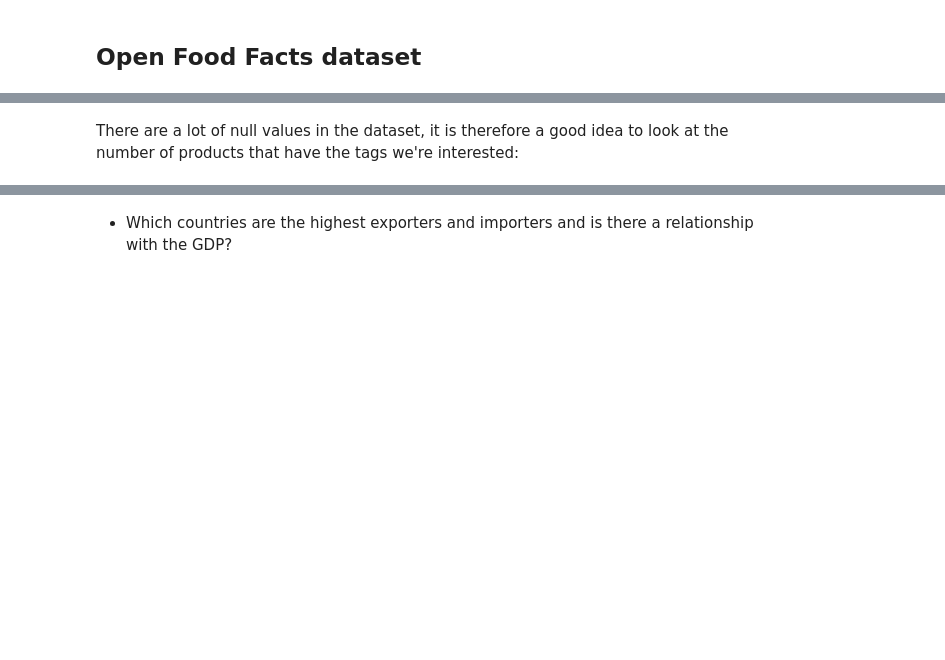
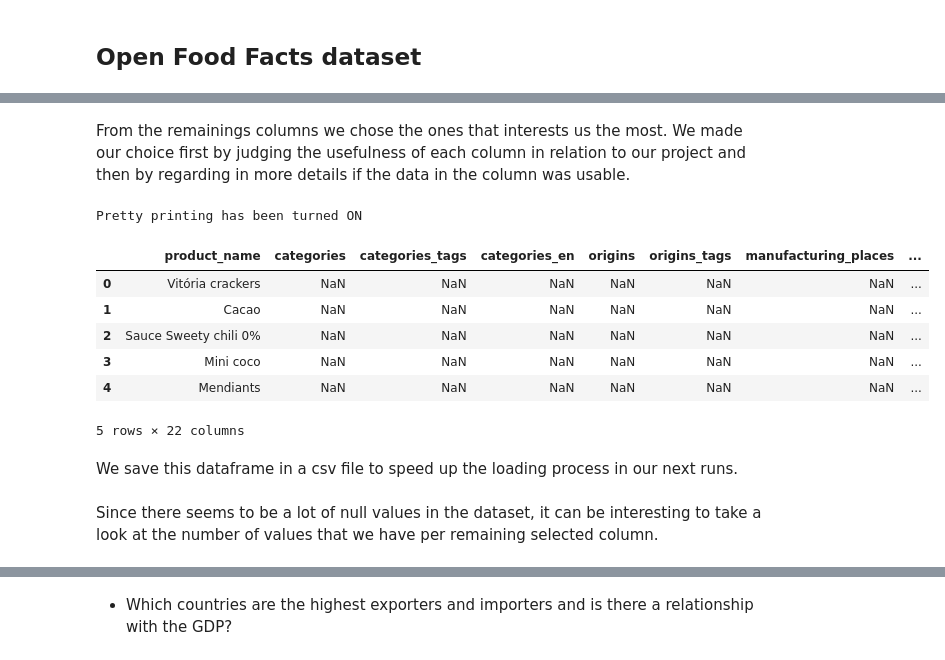
Before and after one commit to coiL10/AdamanTeam, a Jupyter notebook: milestone2.ipynb, the cells around one changed output, grey strips where cells are left out. Drawn from its saved outputs; the diff is of its cells as text; code cells hidden in the pictures; blank space fills up the shorter version.

```diff
--- a/milestone2.ipynb
+++ b/milestone2.ipynb
@@ -63,0 +60,20 @@ data.dtypes
+# %% [markdown]
+From the remainings columns we chose the ones that interests us the most. We made our choice first by judging the usefulness of each column in relation to our project and then by regarding in more details if the data in the column was usable.
+# %%
+%pprint
+#TODO supprimez tous les elements de la liste qui peuvent etre inutiles
+#ON DROP pas encore les rows NaNs comme on sait pas encore quelles values on va utiliser
+keep = ['product_name', 'categories','categories_tags','categories_en','origins','origins_tags','manufacturing_places','manufacturing_places_tags','labels','labels_tags','labels_en','cities_tags','countries','countries_tags','countries_en','allergens','nutrition_grade_fr','states','states_tags','states_en','main_category','main_category_en']
+selected_data = data[keep]
+selected_data.head()
+# %% [output]
+Pretty printing has been turned ON
+|  | product_name | categories | categories_tags | categories_en | origins | origins_tags | manufacturing_places | ... |
+| 0 | Vitória crackers | NaN | NaN | NaN | NaN | NaN | NaN | ... |
+| 1 | Cacao | NaN | NaN | NaN | NaN | NaN | NaN | ... |
+| 2 | Sauce Sweety chili 0% | NaN | NaN | NaN | NaN | NaN | NaN | ... |
+| 3 | Mini coco | NaN | NaN | NaN | NaN | NaN | NaN | ... |
+| 4 | Mendiants | NaN | NaN | NaN | NaN | NaN | NaN | ... |
+5 rows × 22 columns
+# %% [markdown]
+We save this dataframe in a csv file to speed up the loading process in our next runs.
@@ -64,2 +83,2 @@ data.dtypes
 # %% [markdown]
-There are a lot of null values in the dataset, it is therefore a good idea to look at the number of products that have the tags we're interested:
+Since there seems to be a lot of null values in the dataset, it can be interesting to take a look at the number of values that we have per remaining selected column.
```
Also changed, not shown: parts of 17 cells of this notebook.
